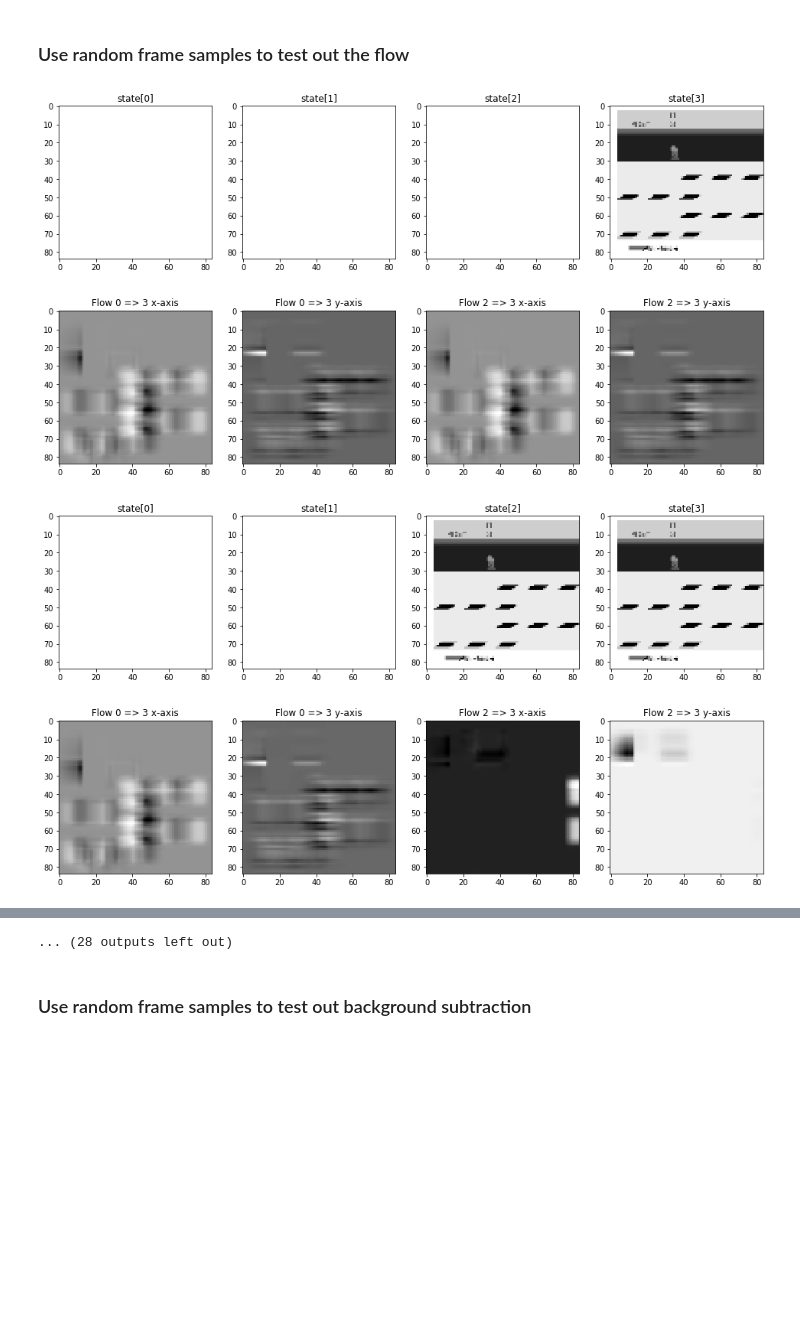
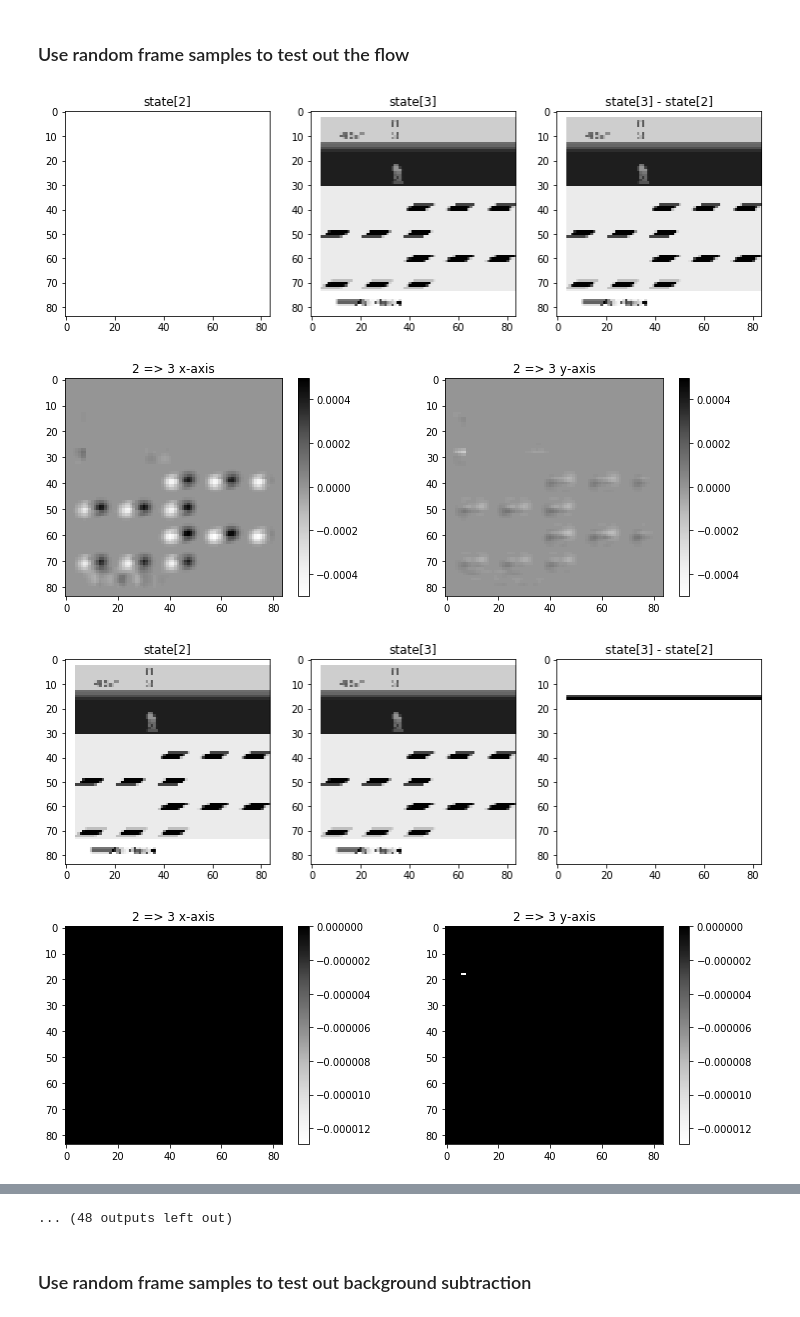
Before and after one commit to guydav/Rainbow, a Jupyter notebook: notebooks/open_cv_tests.ipynb, the cells around one changed output, grey strips where cells are left out. Saved outputs shown, nothing was run; the diff lists cells and outputs as text; code cells hidden in the pictures; blank space fills up the shorter version.

```diff
--- a/notebooks/open_cv_tests.ipynb
+++ b/notebooks/open_cv_tests.ipynb
@@ -107,15 +111,17 @@ action_space = env.action_space()
 farneback_params = {
     'pyr_scale': 0.5,
     'levels': 3,
-    'winsize': 15,
-    'iterations': 3,
-    'poly_n': 5,
-    'poly_sigma': 1.2,
+    'winsize': 5, # 15,
+    'iterations': 7, # 3,
+    'poly_n': 3, # 5,
+    'poly_sigma': 0.8, # 1.2,
     'flags': 0, # cv2.OPTFLOW_USE_INITIAL_FLOW
 }
+
+FLOW_TOLERANCE = 1e-5
 # %%
 NROWS = 1
-NCOLS = 4
+NCOLS = 3
 COL_WIDTH = 4
 ROW_HEIGHT = 4
 WIDTH_SPACING = 0.5
@@ -123,7 +129,7 @@ HEIGHT_SPACING = 0
 
 val_mem = ReplayMemory(args, args.evaluation_size)
 done = True
-for _ in range(20):
+for _ in range(30):
     figure = plt.figure(figsize=(NCOLS * COL_WIDTH + WIDTH_SPACING, NROWS * ROW_HEIGHT + HEIGHT_SPACING))
     plt.subplots_adjust(wspace=0.2)
 
@@ -132,36 +138,59 @@ for _ in range(20):
 
     np_state = state.cpu().numpy()
 
-    for i in range(state.shape[0]):
-        ax = plt.subplot(NROWS, NCOLS, i + 1)
+    for i in range(2, state.shape[0]):
+        ax = plt.subplot(NROWS, NCOLS, i - 1)
         ax.imshow(np_state[i], cmap='Greys')
         ax.set_title(f'state[{i}]')
 
+    # Plot subtraction between them
+    ax = plt.subplot(NROWS, NCOLS, 3)
+    ax.imshow(np_state[3] - np_state[2], cmap='Greys')
+    ax.set_title(f'state[3] - state[2]')
+
     plt.show()
 
+    """
     # For a quick comparison, to a state[2] => state[3] flow, and a state[0] => state[3] flow
     flow_0_3 = cv2.calcOpticalFlowFarneback(np_state[0], np_state[3], None, **farneback_params)
     flow_2_3 = cv2.calcOpticalFlowFarneback(np_state[2], np_state[3], None, **farneback_params)
 
     figure = plt.figure(figsize=(NCOLS * COL_WIDTH + WIDTH_SPACING, NROWS * ROW_HEIGHT + HEIGHT_SPACING))
     plt.subplots_adjust(wspace=0.2)
 
     for i, (flow, name) in enumerate(zip((flow_0_3, flow_2_3), ('Flow 0 => 3', 'Flow 2 => 3'))):
         x_ax = plt.subplot(NROWS, NCOLS, 2 * i + 1)
         x_ax.imshow(flow[:,:,0], cmap='Greys')
         x_ax.set_title(f'{name} x-axis')
 
         y_ax = plt.subplot(NROWS, NCOLS, 2 * i + 2)
         y_ax.imshow(flow[:,:,1], cmap='Greys')
         y_ax.set_title(f'{name} y-axis')
+    """
+    flow_2_3 = cv2.calcOpticalFlowFarneback(np_state[2], np_state[3], None, **farneback_params)
+    flow_2_3[np.abs(flow_2_3) < FLOW_TOLERANCE] = 0
+    normalizer = matplotlib.colors.Normalize(np.min(flow_2_3), np.max(flow_2_3))
+
+    figure = plt.figure(figsize=(NCOLS * COL_WIDTH + WIDTH_SPACING, NROWS * ROW_HEIGHT + HEIGHT_SPACING))
+    plt.subplots_adjust(wspace=0.2)
+
+    x_ax = plt.subplot(1, 2, 1)
+    x_res = x_ax.imshow(flow_2_3[:,:,0], cmap='Greys', norm=normalizer)
+    figure.colorbar(x_res, ax=x_ax)
+    x_ax.set_title(f'2 => 3 x-axis')
+
+    y_ax = plt.subplot(1, 2, 2)
+    y_res = y_ax.imshow(flow_2_3[:,:,1], cmap='Greys', norm=normalizer)
+    figure.colorbar(y_res, ax=y_ax)
+    y_ax.set_title(f'2 => 3 y-axis')
 
     plt.show()
 
     next_state, _, done = env.step(np.random.randint(0, action_space))
     val_mem.append(state, None, None, done)
     state = next_state
 # %% [output]
-[figure, old version]
+[figure, new version]
-[figure, old version]
+[figure, new version]
-[figure, old version]
+[figure, new version]
-[figure, old version]
+[figure, new version]
@@ -176,4 +205,4 @@ for _ in range(20):
-... (28 outputs left out)
+... (48 outputs left out)
 # %% [markdown]
 ### Use random frame samples to test out background subtraction
 # %%
```
Also changed, not shown: parts of 6 cells of this notebook, 1 other file.
